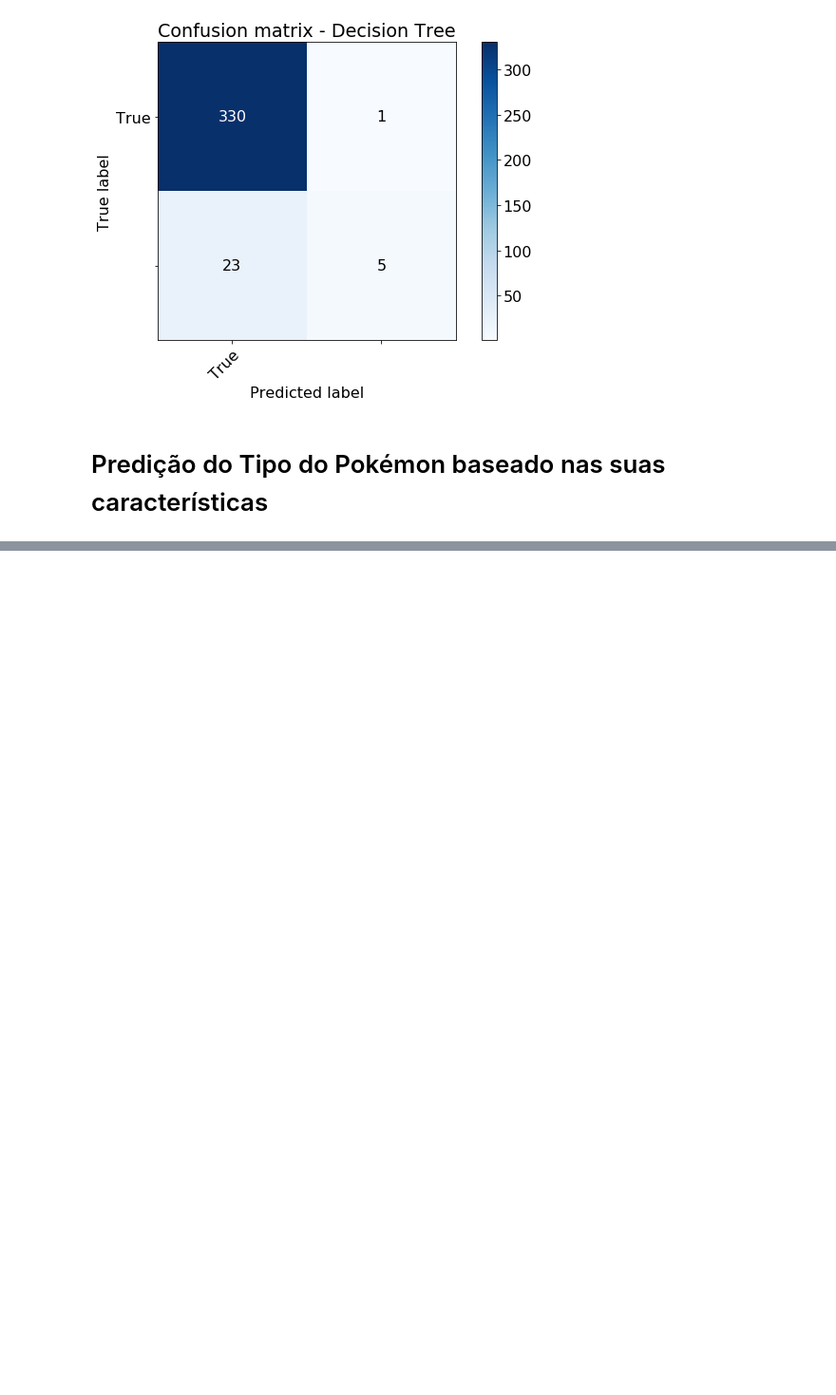
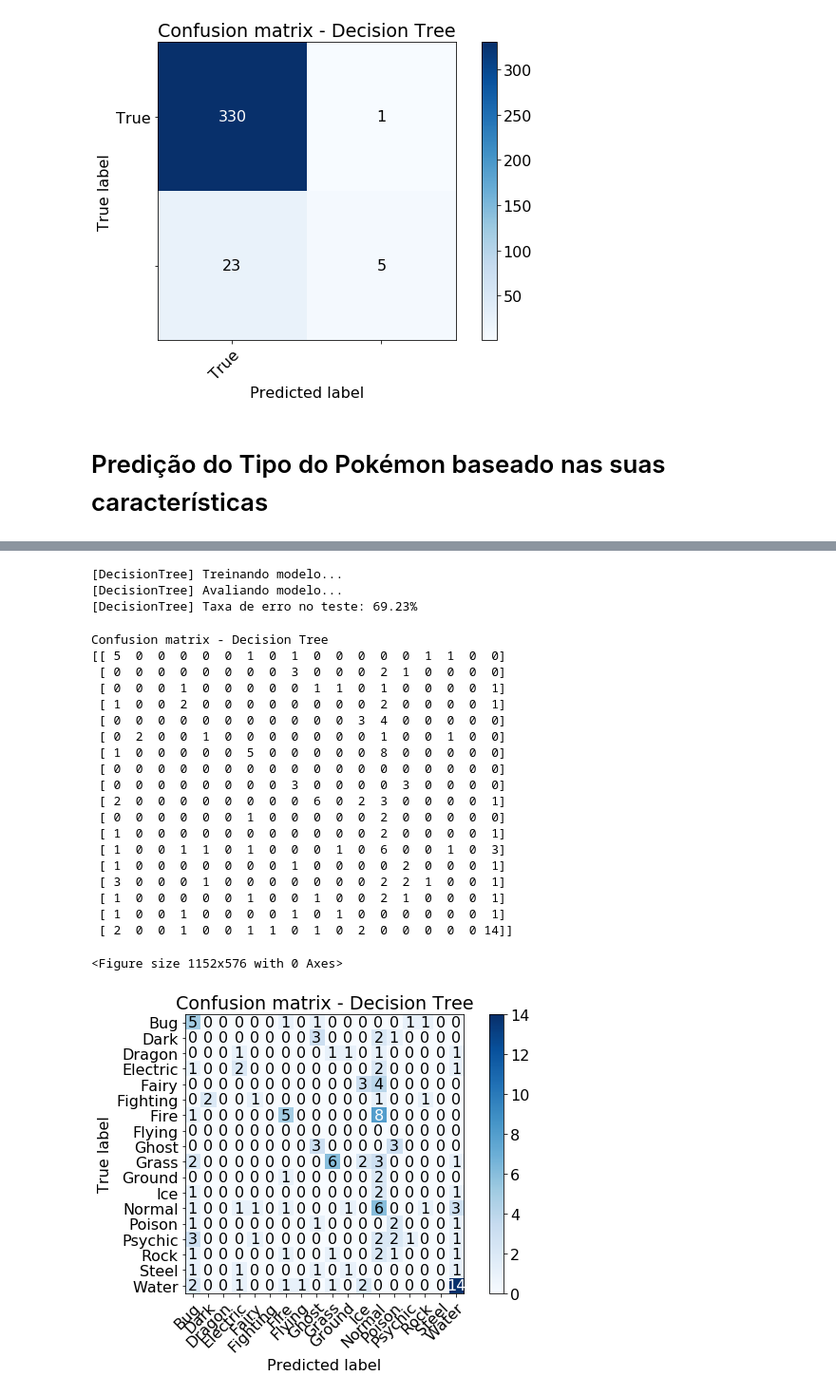
Before and after one commit to brunolmourao/machine-learning, a Jupyter notebook: Trabalho Final/Trabalho Final.ipynb, the cells around one changed output, grey strips where cells are left out. Shown at 95% size. Saved outputs shown, nothing was run; the diff lists cells and outputs as text; code cells hidden in the pictures; blank space fills up the shorter version.

```diff
--- a/Trabalho Final/Trabalho Final.ipynb
+++ b/Trabalho Final/Trabalho Final.ipynb
@@ -596,0 +556,13 @@ array=['Bug' 'Psychic' 'Bug' 'Bug' 'Steel' 'Water' 'Fire' 'Ghost' 'Electric'
+# %%
+number_validation = int(np.ceil(validation_ratio*(x_train.shape[0])))
+number_train_validation = x_train.shape[0] - number_validation
+
+random_index = np.random.permutation(x_train.shape[0])
+train_index = random_index[:number_train_validation+1]
+validation_index = random_index[number_train_validation+1:number_train_validation+number_validation+1]
+
+x_train_validation, x_validation = x_train[train_index], x_train[validation_index]
+y_train_validation, y_validation = y_train[train_index], y_train[validation_index]
+
+print("Conjunto de treinamento: %d amostras" % y_train_validation.shape[0])
+print("Conjunto de validação: %d amostras" % y_validation.shape[0])
@@ -596,0 +602,13 @@ array=['Bug' 'Psychic' 'Bug' 'Bug' 'Steel' 'Water' 'Fire' 'Ghost' 'Electric'
+# %%
+y_train_encoding = np.zeros((y_train.shape[0], max(y)+1))
+for i in range(y_train_encoding.shape[0]):
+    y_train_encoding[i,y_train[i]] = 1
+y_train_validation_encoding = np.zeros((y_train_validation.shape[0], max(y)+1))
+for i in range(y_train_validation_encoding.shape[0]):
+    y_train_validation_encoding[i,y_train_validation[i]] = 1
+y_validation_encoding = np.zeros((y_validation.shape[0], max(y)+1))
+for i in range(y_validation_encoding.shape[0]):
+    y_validation_encoding[i,y_validation[i]] = 1
+y_test_encoding = np.zeros((y_test.shape[0], max(y)+1))
+for i in range(y_test_encoding.shape[0]):
+    y_test_encoding[i,y_test[i]] = 1
@@ -596,0 +659,44 @@ array=['Bug' 'Psychic' 'Bug' 'Bug' 'Steel' 'Water' 'Fire' 'Ghost' 'Electric'
+# %%
+print("[DecisionTree] Treinando modelo...")
+model_tree = DecisionTreeClassifier(criterion=best_criterion, max_depth=best_max_depth,
+                                    min_samples_leaf=best_min_samples_leaf,
+                                    presort=True, random_state=1)
+
+model_tree.fit(x_train, y_train)
+
+print("[DecisionTree] Avaliando modelo...")
+pred_tree = model_tree.predict(x_test)
+
+wrong_index_test_tree = pred_tree != y_test
+print("[DecisionTree] Taxa de erro no teste: %.2f%%" % (100*np.mean(wrong_index_test_tree)))
+# %% [output]
+[DecisionTree] Treinando modelo...
+[DecisionTree] Avaliando modelo...
+[DecisionTree] Taxa de erro no teste: 69.23%
+# %%
+fig= plt.figure(figsize=(16,8))
+com.plot_confusion_matrix(y_test, y_pred=pred_tree, classes=label_names,
+                          title="Confusion matrix - Decision Tree")
+plt.show()
+# %% [output]
+Confusion matrix - Decision Tree
+[[ 5  0  0  0  0  0  1  0  1  0  0  0  0  0  1  1  0  0]
+ [ 0  0  0  0  0  0  0  0  3  0  0  0  2  1  0  0  0  0]
+ [ 0  0  0  1  0  0  0  0  0  1  1  0  1  0  0  0  0  1]
+ [ 1  0  0  2  0  0  0  0  0  0  0  0  2  0  0  0  0  1]
+ [ 0  0  0  0  0  0  0  0  0  0  0  3  4  0  0  0  0  0]
+ [ 0  2  0  0  1  0  0  0  0  0  0  0  1  0  0  1  0  0]
+ [ 1  0  0  0  0  0  5  0  0  0  0  0  8  0  0  0  0  0]
+ [ 0  0  0  0  0  0  0  0  0  0  0  0  0  0  0  0  0  0]
+ [ 0  0  0  0  0  0  0  0  3  0  0  0  0  3  0  0  0  0]
+ [ 2  0  0  0  0  0  0  0  0  6  0  2  3  0  0  0  0  1]
+ [ 0  0  0  0  0  0  1  0  0  0  0  0  2  0  0  0  0  0]
+ [ 1  0  0  0  0  0  0  0  0  0  0  0  2  0  0  0  0  1]
+ [ 1  0  0  1  1  0  1  0  0  0  1  0  6  0  0  1  0  3]
+ [ 1  0  0  0  0  0  0  0  1  0  0  0  0  2  0  0  0  1]
+ [ 3  0  0  0  1  0  0  0  0  0  0  0  2  2  1  0  0  1]
+ [ 1  0  0  0  0  0  1  0  0  1  0  0  2  1  0  0  0  1]
+ [ 1  0  0  1  0  0  0  0  1  0  1  0  0  0  0  0  0  1]
+ [ 2  0  0  1  0  0  1  1  0  1  0  2  0  0  0  0  0 14]]
+<Figure size 1152x576 with 0 Axes>
+[figure, added]
```
Also changed, not shown: parts of 18 cells of this notebook.
